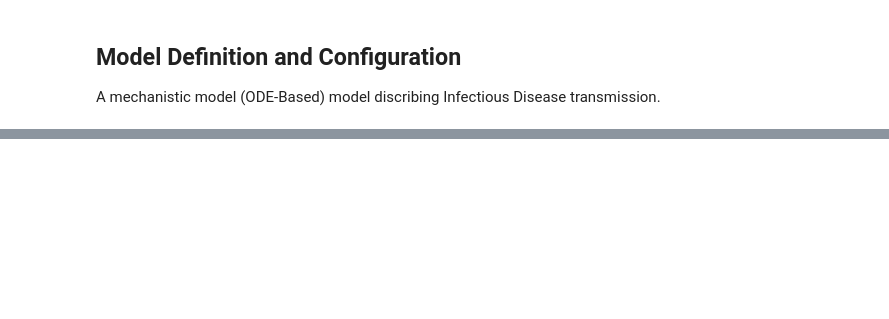
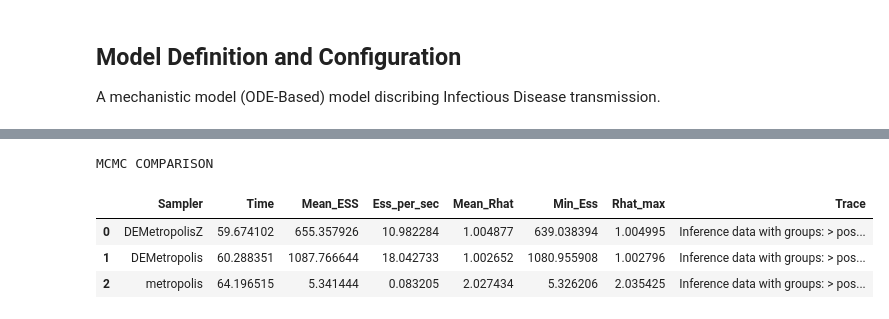
Before and after one commit to adialloaziz/mcmc-comparison, a Jupyter notebook: mcmc_Calibration.ipynb, the cells around one changed output, grey strips where cells are left out. Saved outputs shown, nothing was run; the diff lists cells and outputs as text; code cells hidden in the pictures; blank space fills up the shorter version.

Commit message:
pm.Metropolis issu 2

```diff
--- a/mcmc_Calibration.ipynb
+++ b/mcmc_Calibration.ipynb
@@ -160,0 +109,17 @@ NameError: name 'bcm' is not defined
+# %%
+
+samplers = [pm.DEMetropolisZ] + [pm.DEMetropolis] + [pm.Metropolis]
+results = []
+for sampler in samplers:
+    #print(sampler)
+    idata, Time = cal.Sampling_calib(
+        bcm_model = bcm,
+        mcmc_algo = sampler,
+        initial_params = initial_parameters,
+        draws = 4000,
+        tune = 1000)
+    results.append(cal.Compute_metrics(
+        mcmc_algo = sampler,
+        idata = idata ,
+        Time = Time,
+                    ))
@@ -160,0 +141,12 @@ NameError: name 'bcm' is not defined
+# %%
+results_df = pd.concat(results)
+# results
+results_df = results_df.reset_index(drop=True)
+results_df.style.set_caption("MCMC COMPARISON")
+# print(results_df.Sampler)
+# %% [output]
+MCMC COMPARISON
+|  | Sampler | Time | Mean_ESS | Ess_per_sec | Mean_Rhat | Min_Ess | Rhat_max | Trace |
+| 0 | DEMetropolisZ | 59.674102 | 655.357926 | 10.982284 | 1.004877 | 639.038394 | 1.004995 | Inference data with groups: > pos... |
+| 1 | DEMetropolis | 60.288351 | 1087.766644 | 18.042733 | 1.002652 | 1080.955908 | 1.002796 | Inference data with groups: > pos... |
+| 2 | metropolis | 64.196515 | 5.341444 | 0.083205 | 2.027434 | 5.326206 | 2.035425 | Inference data with groups: > pos... |
```
Also changed, not shown: parts of 24 cells of this notebook, 1 other file.
